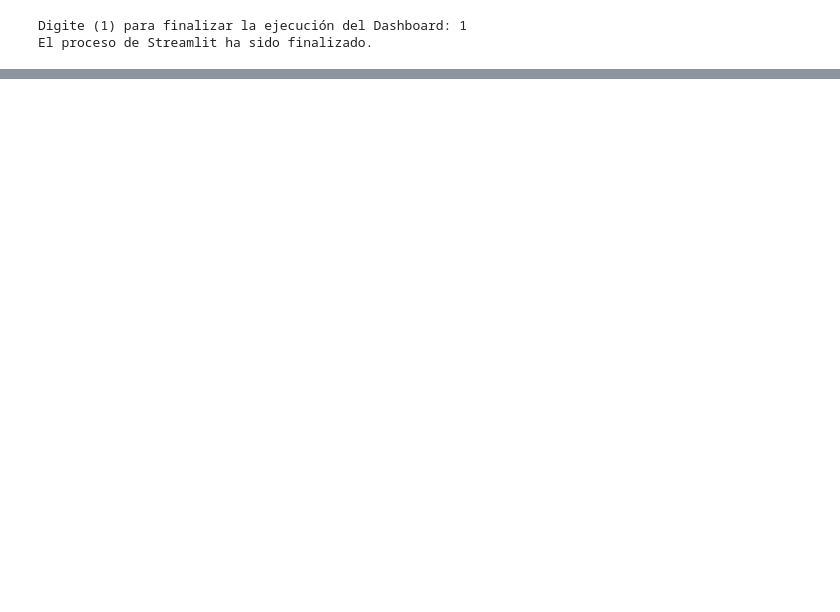
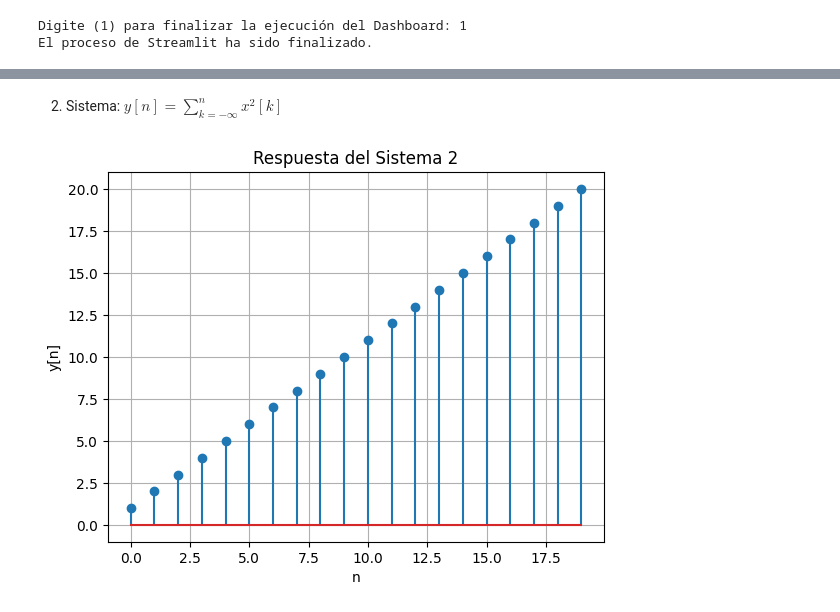
Before and after one commit to IsaMedina07/SenalesYSistemas_2025_1S, a Jupyter notebook: Ejercicios/Carpeta 2/Taller_2.ipynb, the cells around one changed output, grey strips where cells are left out. Drawn from its saved outputs; the diff is of its cells as text; code cells hidden in the pictures; blank space fills up the shorter version.

```diff
--- a/Ejercicios/Carpeta 2/Taller_2.ipynb
+++ b/Ejercicios/Carpeta 2/Taller_2.ipynb
@@ -1189,0 +1257,55 @@ El proceso de Streamlit ha sido finalizado.
+# %% [markdown]
+2. Sistema: $y[n] = \sum_{k=-\infty}^{n} x^2[k]$
+# %%
+# SISTEMA NO ES SLIT
+
+import numpy as np
+import matplotlib.pyplot as plt
+
+
+def sistema2(x):
+    """
+    Simula un sistema discreto no lineal e invariante en el tiempo (NO es SLIT),
+    definido por la ecuación:
+
+    y[n] = sum_{k=0}^{n} x[k]^2
+
+    Es decir, cada muestra de salida y[n] es la suma cuadrática acumulativa
+    desde el inicio hasta el instante n de la señal de entrada x.
+
+    Parámetros:
+    -----------
+    x : array-like
+        Señal de entrada, debe ser un arreglo 1D de tipo numpy o similar.
+
+    Retorna:
+    --------
+    y : numpy.ndarray
+        Señal de salida del sistema, del mismo tamaño que x.
+    """
+    y = np.zeros_like(x)  # Inicializar la señal de salida
+    for n in range(len(x)):
+        y[n] = np.sum(x[:n+1]**2)  # Suma acumulativa de los cuadrados
+    return y
+
+
+# === PRUEBA DEL SISTEMA ===
+
+# Vector de índices temporales
+n = np.arange(0, 20)
+
+# Señal de entrada: escalón unitario
+x = np.ones_like(n)  # x[n] = u[n]
+
+# Calcular la salida del sistema
+y = sistema2(x)
+
+# Gráfica de la respuesta del sistema
+plt.stem(n, y)
+plt.title("Respuesta del Sistema 2")
+plt.xlabel("n")
+plt.ylabel("y[n]")
+plt.grid(True)
+plt.show()
+# %% [output]
+[figure, added]
```
Also changed, not shown: parts of 35 cells of this notebook.
